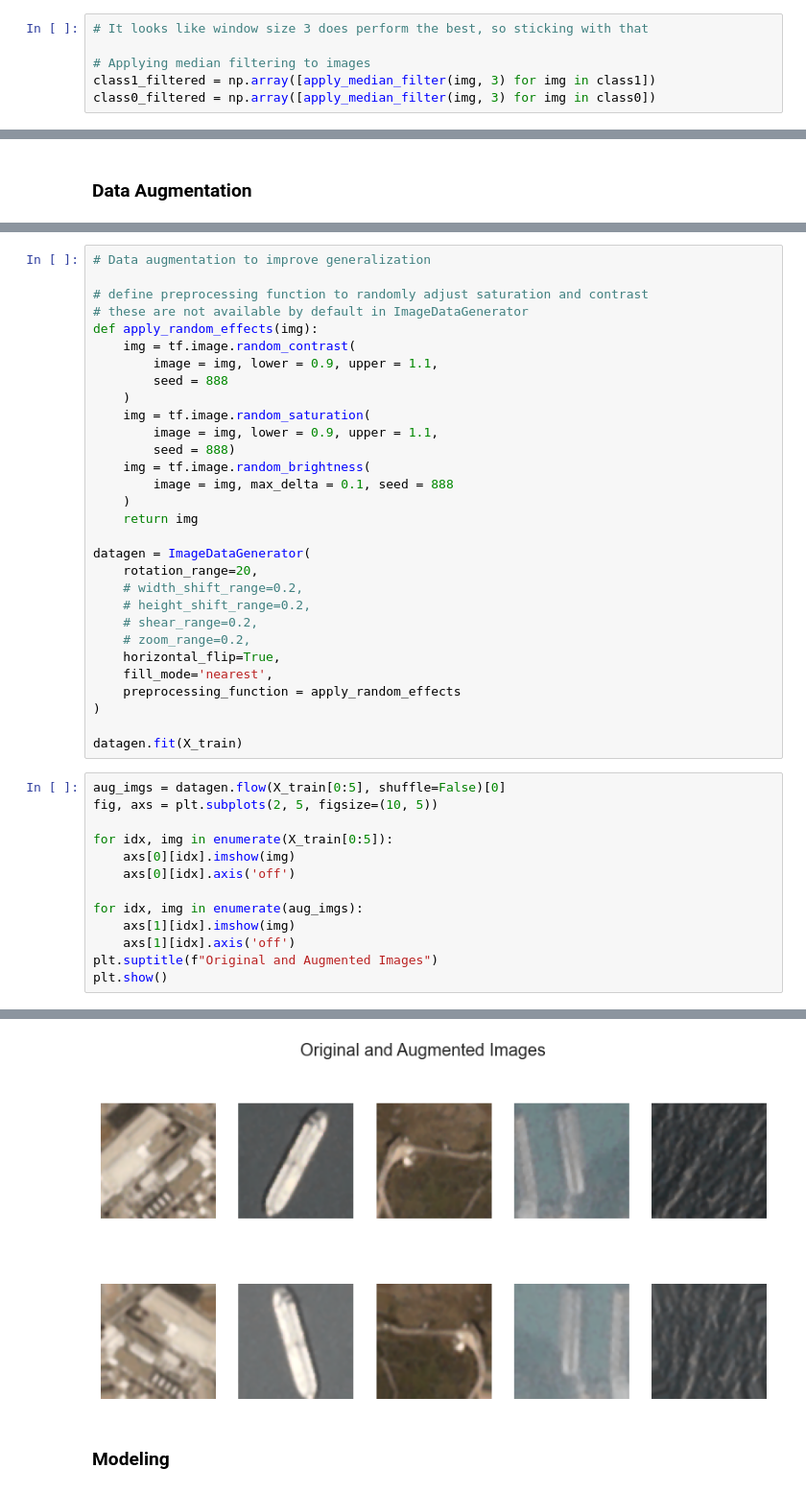
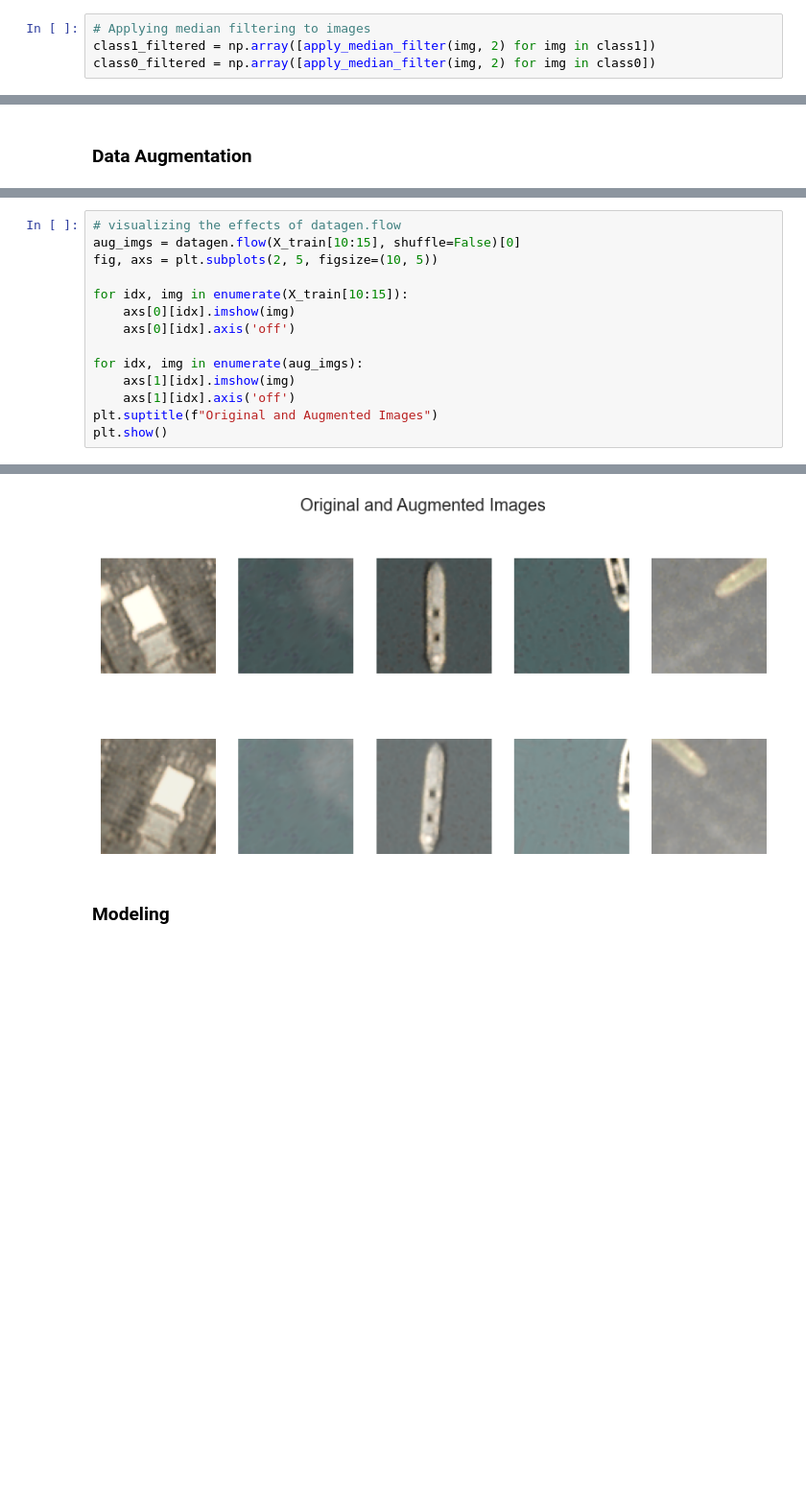
Before and after one commit to kennyalexlin/satellite-ships-classifier, a Jupyter notebook: model_building.ipynb, the cells around one changed output, grey strips where cells are left out. Shown at 96% size. Drawn from its saved outputs; the diff is of its cells as text; blank space fills up the shorter version.

Commit message:
Implementing Eliot's new architecture and plotting results

```diff
--- a/model_building.ipynb
+++ b/model_building.ipynb
@@ -78,9 +82,7 @@ for window_size in [1, 2, 3, 4]:
 # %%
-# It looks like window size 3 does perform the best, so sticking with that
-
 # Applying median filtering to images
-class1_filtered = np.array([apply_median_filter(img, 3) for img in class1])
-class0_filtered = np.array([apply_median_filter(img, 3) for img in class0])
+class1_filtered = np.array([apply_median_filter(img, 2) for img in class1])
+class0_filtered = np.array([apply_median_filter(img, 2) for img in class0])
 # %% [markdown]
 ### Splitting Data
 # %%
@@ -152,49 +151,20 @@ array([[[0.62872213, 0.53205657, 0.47169825],
-# %%
-# Data augmentation to improve generalization
-
-# define preprocessing function to randomly adjust saturation and contrast
-# these are not available by default in ImageDataGenerator
-def apply_random_effects(img):
-    img = tf.image.random_contrast(
-        image = img, lower = 0.9, upper = 1.1,
-        seed = 888
-    )
-    img = tf.image.random_saturation(
-        image = img, lower = 0.9, upper = 1.1,
-        seed = 888)
-    img = tf.image.random_brightness(
-        image = img, max_delta = 0.1, seed = 888
-    )
-    return img
-
-datagen = ImageDataGenerator(
-    rotation_range=20,
-    # width_shift_range=0.2,
-    # height_shift_range=0.2,
-    # shear_range=0.2,
-    # zoom_range=0.2,
-    horizontal_flip=True,
-    fill_mode='nearest',
-    preprocessing_function = apply_random_effects
-)
-
-datagen.fit(X_train)
 # %%
-aug_imgs = datagen.flow(X_train[0:5], shuffle=False)[0]
+# visualizing the effects of datagen.flow
+aug_imgs = datagen.flow(X_train[10:15], shuffle=False)[0]
 fig, axs = plt.subplots(2, 5, figsize=(10, 5))
 
-for idx, img in enumerate(X_train[0:5]):
+for idx, img in enumerate(X_train[10:15]):
     axs[0][idx].imshow(img)
     axs[0][idx].axis('off')
 
 for idx, img in enumerate(aug_imgs):
     axs[1][idx].imshow(img)
     axs[1][idx].axis('off')
 plt.suptitle(f"Original and Augmented Images")
 plt.show()
 # %% [output]
 WARNING:matplotlib.image:Clipping input data to the valid range for imshow with RGB data ([0..1] for floats or [0..255] for integers).
 WARNING:matplotlib.image:Clipping input data to the valid range for imshow with RGB data ([0..1] for floats or [0..255] for integers).
-[figure, old version]
+[figure, new version]
 # %% [markdown]
 ### Modeling
```
Also changed, not shown: parts of 11 cells of this notebook.
